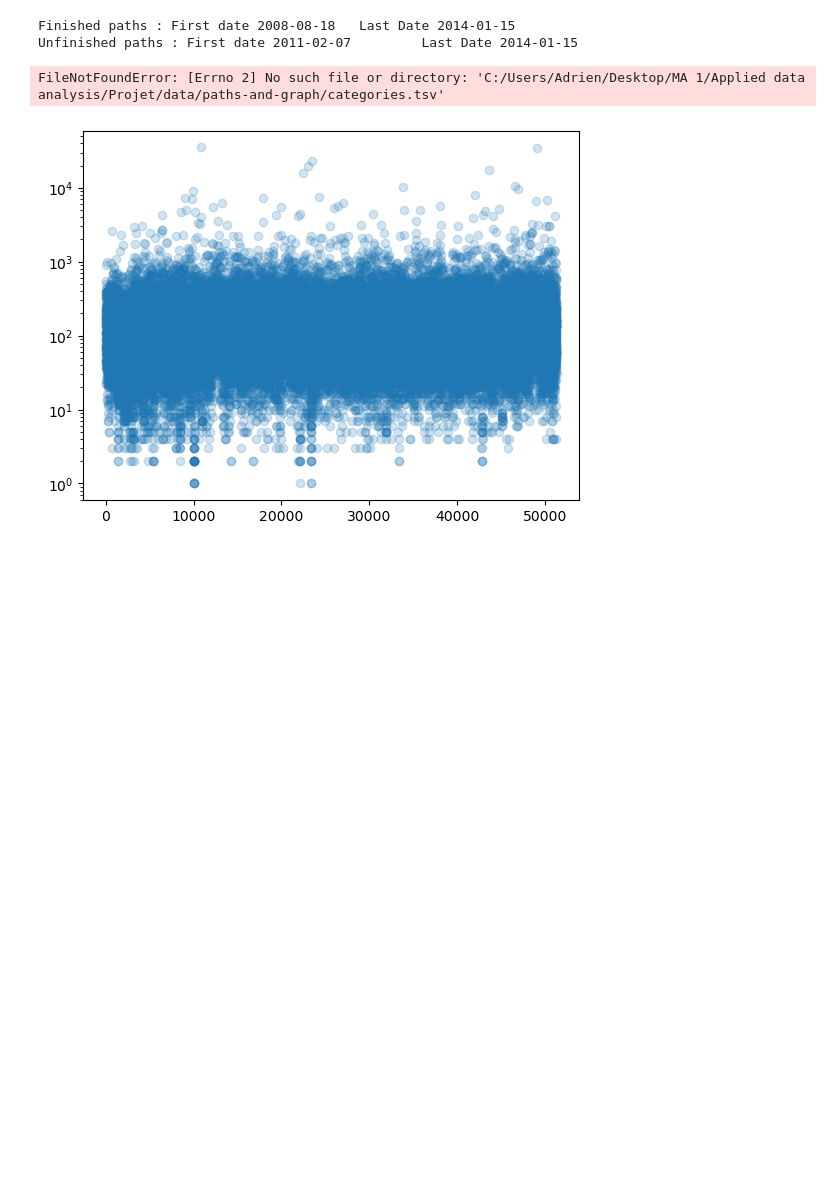
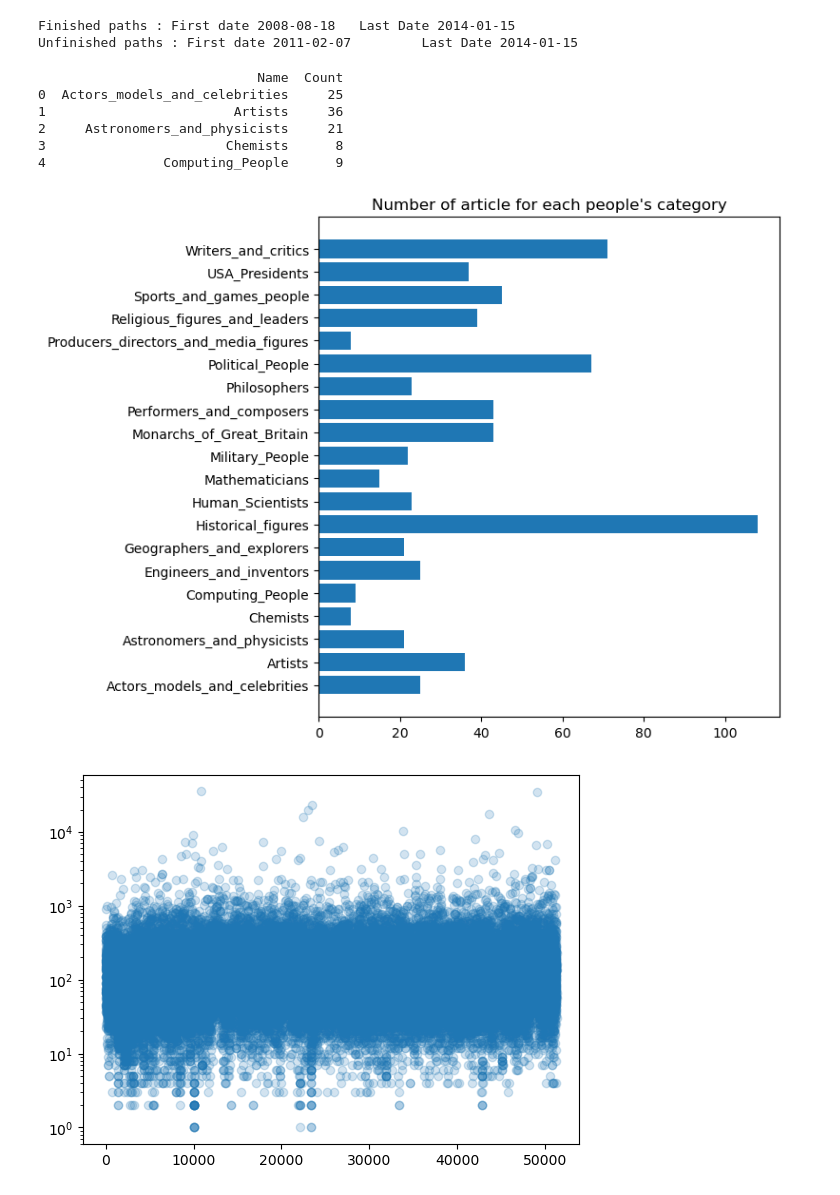
Before and after one commit to epfl-ada/ada-2023-project-miaoumiaou, a Jupyter notebook: Visualisation_wiki.ipynb, the cells around one changed output. Cells and saved outputs as stored; diff of their text form; code cells hidden in the pictures; blank space fills up the shorter version.

Commit message:
Vérifier que tout le monde ait les mêmes datas

```diff
--- a/Visualisation_wiki.ipynb
+++ b/Visualisation_wiki.ipynb
@@ -38,31 +41,36 @@ print(f"Unfinished paths : First date {unfinished_path.timestamp.dt.date.min()}
 Finished paths : First date 2008-08-18   Last Date 2014-01-15
 Unfinished paths : First date 2011-02-07         Last Date 2014-01-15
 # %%
-path = "../data/wikispeedia_paths-and-graph/categories.tsv"
-path=PATH_USER+"/paths-and-graph/categories.tsv"
+path = "data/paths-and-graph/wikispeedia_paths-and-graph/categories.tsv"
 
 categories = pd.read_csv(path,header = 12, delimiter='\t',names=["article","categories"])
 categories['article'] = categories['article'].apply(lambda x :(urllib.parse.unquote(x , encoding = 'utf-8'))) # Decode article names
 
 people = categories[categories['categories'].str.contains('subject.People')].copy() # Dataset of people
 people['categories'] = people['categories'].apply(lambda x : x[len('subject.People.'):]) # Remove useless string
 
 #print(people.head())
 #print(people.shape)
 #print(people.categories.unique(),len(people.categories.unique()))
 counts = people.groupby('categories').count()
 counts = counts.reset_index()
 counts.columns = ["Name", "Count"]
 print(counts.head())
 
 plt.figure(figsize=(8, 6))
 
 plt.barh(counts["Name"], counts['Count'])
 plt.title("Number of article for each people's category")
 plt.xticks(rotation=0)
 plt.tight_layout()
 # %% [output]
-FileNotFoundError: [Errno 2] No such file or directory: 'C:/Users/Adrien/Desktop/MA 1/Applied data analysis/Projet/data/paths-and-graph/categories.tsv'
+                            Name  Count
+0  Actors_models_and_celebrities     25
+1                        Artists     36
+2     Astronomers_and_physicists     21
+3                       Chemists      8
+4               Computing_People      9
+[figure, added]
 # %%
 fig,ax=plt.subplots()
 fig=plt.scatter(finished_path.index, finished_path["durationInSec"], alpha=0.2)
```
Also changed, not shown: parts of 4 cells of this notebook, 1 other file.
